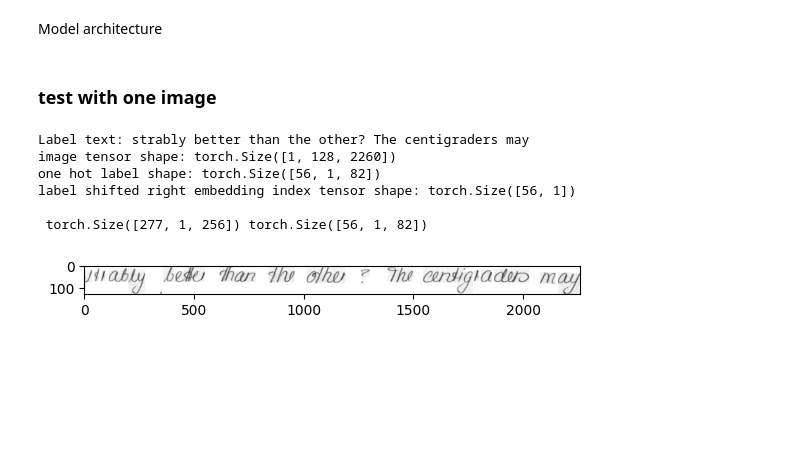
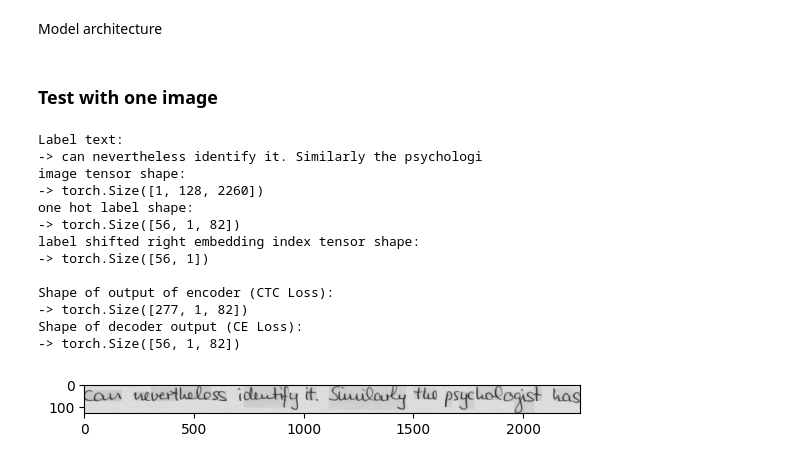
Before and after one commit to Jiayun-Zhang/HWR, a Jupyter notebook: IAM_pipelines/lightweight_transformer_pipeline.ipynb, the cells around one changed output. Saved outputs shown, nothing was run; the diff lists cells and outputs as text; code cells hidden in the pictures; blank space fills up the shorter version.

Commit message:
training loop left

```diff
--- a/IAM_pipelines/lightweight_transformer_pipeline.ipynb
+++ b/IAM_pipelines/lightweight_transformer_pipeline.ipynb
@@ -300,6 +333,10 @@ class HandWritingDataset(Dataset):
 # %%
-train_set = HandWritingDataset(train, DATA_PATH, input_width, INPUT_HEIGHT, char_to_idx_mapping, longest_label, BATCH_SIZE)
-test_set = HandWritingDataset(test, DATA_PATH, input_width, INPUT_HEIGHT, char_to_idx_mapping, longest_label, BATCH_SIZE)
+# datasets
+train_set = HandWritingDataset(train, DATA_PATH, input_width, INPUT_HEIGHT, char_to_idx_mapping, longest_label)
+test_set = HandWritingDataset(test, DATA_PATH, input_width, INPUT_HEIGHT, char_to_idx_mapping, longest_label)
+
+# dataloaders
+# train_loader =
 # %% [markdown]
 ### Model
 # %% [markdown]
@@ -342,7 +379,7 @@ Model architecture
 class HWRTransformer(nn.Module):
     def __init__(self, input_width, input_height, total_nr_of_tokens, longest_label):
         super(HWRTransformer, self).__init__()
-        # generate target mask (can be reused as target sequences are padded to same length)
+        # generate target mask for decoder (can be reused as target sequences are padded to same length (probably?))
         self.target_mask = self.make_target_mask(longest_label)
 
         # convolutional block (5 convolutions)
@@ -404,6 +441,9 @@ class HWRTransformer(nn.Module):
         self.trans_encoder2 = nn.TransformerEncoderLayer(d_model = 256, nhead = 4, dim_feedforward = 1024, dropout = 0.2)
         self.trans_encoder3 = nn.TransformerEncoderLayer(d_model = 256, nhead = 4, dim_feedforward = 1024, dropout = 0.2)
         self.trans_encoder4 = nn.TransformerEncoderLayer(d_model = 256, nhead = 4, dim_feedforward = 1024, dropout = 0.2)
+
+        # dense layer for backprop CTC Loss of intermediate encoder result
+        self.encoder_out_dense = nn.Linear(256, total_nr_of_tokens)
 
         # Here starts: decoder
         # character embedding (dim rule of thumb -> 4th sqrt of nr_embeddings: for ~80 = 3)
@@ -468,8 +508,8 @@ class HWRTransformer(nn.Module):
         encoder_out = self.trans_encoder3(encoder_out)
         encoder_out = self.trans_encoder4(encoder_out)
 
-        # encoder output for CTC Loss
-        interm_encoder_out = encoder_out
+        # dense layer for intermediate output of decoder (CTC Loss)
+        interm_encoder_out = self.encoder_out_dense(encoder_out)
 
         # add sinusodial positional information again
         encoder_out = self.encoder_pos_encoding(encoder_out)
@@ -486,40 +526,45 @@ class HWRTransformer(nn.Module):
         decoder_out = self.trans_decoder3(decoder_out, encoder_out, self.target_mask)
         decoder_out = self.trans_decoder4(decoder_out, encoder_out, self.target_mask)
 
-        # dense layer after decoder to predict one of all tokens
+        # dense layer after decoder to predict one of all tokens (CE Loss)
         decoder_out = self.decoder_out_dense(decoder_out)
 
         return interm_encoder_out, decoder_out
 # %% [markdown]
-### test with one image
+### Test with one image
 # %%
 hwr_transformer = HWRTransformer(input_width, INPUT_HEIGHT, len(char_to_idx_mapping), longest_label)
 
 # test image as tensor, test label as one hot encoded target characters, labels shifted right as indices for embedding table
 test_image, test_label_one_hot, label_shifted_right_idxs = train_set[2]
-print("Label text:", train_set.data['labels'][2])
-print("image tensor shape:", test_image.shape)
-print("one hot label shape:", test_label_one_hot.shape)
+print("Label text:\n->", train_set.data['labels'][2])
+print("image tensor shape:\n->", test_image.shape)
+print("one hot label shape:\n->", test_label_one_hot.shape)
 # torch.set_printoptions(threshold=10000)
 # print(test_label_one_hot)
-print("label shifted right embedding index tensor shape:", label_shifted_right_idxs.shape)
+print("label shifted right embedding index tensor shape:\n->", label_shifted_right_idxs.shape)
 
 # create "batch" with single image
 test_image_batch = test_image.unsqueeze(0)
 
-# resize image to largest width in dataset (TODO: pad and keep aspect ratio instead of just resize)
-resized_batch = resizeBatch(test_image_batch, input_width, INPUT_HEIGHT)
-
-plt.imshow(resized_batch[0, 0, :, :], cmap = "gray")
+plt.imshow(test_image_batch[0, 0, :, :], cmap = "gray")
 
 # test label = <BOS> *sentence in tokens* <EOS> <PAD> <PAD> ...
-out1, out2 = hwr_transformer(resized_batch, label_shifted_right_idxs)
-print("\n", out1.shape, out2.shape)
+out1, out2 = hwr_transformer(test_image_batch, label_shifted_right_idxs)
+print("\nShape of output of encoder (CTC Loss):\n->", out1.shape)
+print("Shape of decoder output (CE Loss):\n->", out2.shape)
 # %% [output]
-Label text: strably better than the other? The centigraders may
-image tensor shape: torch.Size([1, 128, 2260])
-one hot label shape: torch.Size([56, 1, 82])
-label shifted right embedding index tensor shape: torch.Size([56, 1])
+Label text:
+-> can nevertheless identify it. Similarly the psychologi
+image tensor shape:
+-> torch.Size([1, 128, 2260])
+one hot label shape:
+-> torch.Size([56, 1, 82])
+label shifted right embedding index tensor shape:
+-> torch.Size([56, 1])
 
- torch.Size([277, 1, 256]) torch.Size([56, 1, 82])
+Shape of output of encoder (CTC Loss):
+-> torch.Size([277, 1, 82])
+Shape of decoder output (CE Loss):
+-> torch.Size([56, 1, 82])
-[figure, old version]
+[figure, new version]
```
Also changed, not shown: parts of 4 cells of this notebook.
